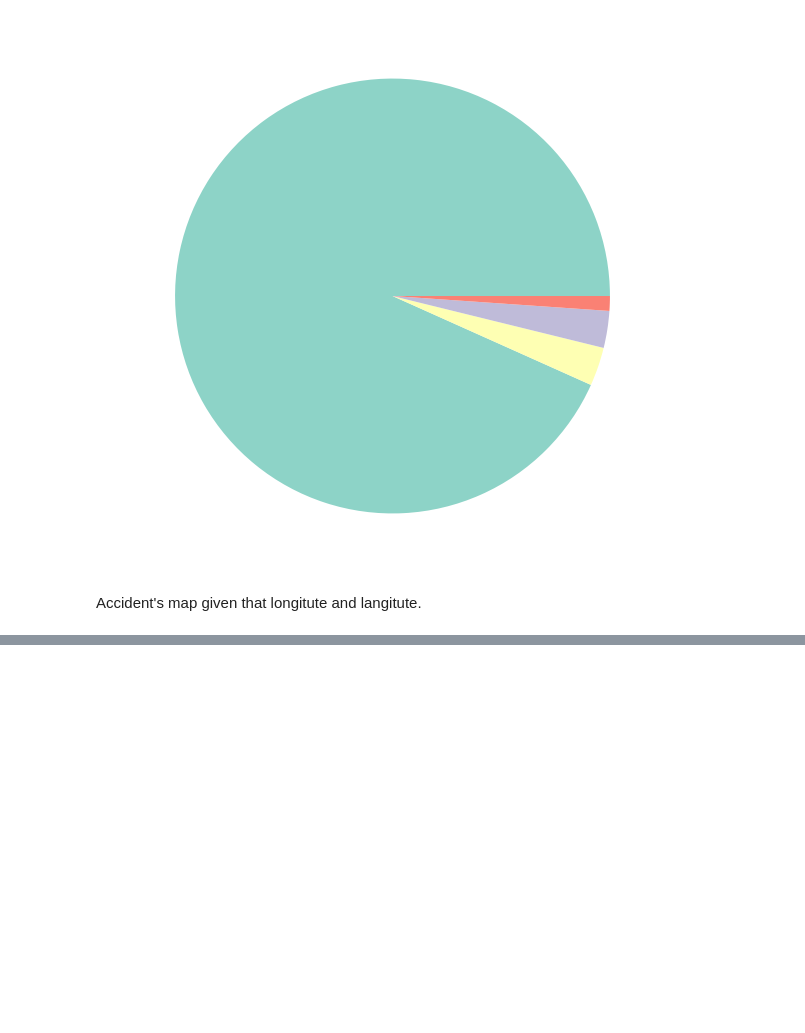
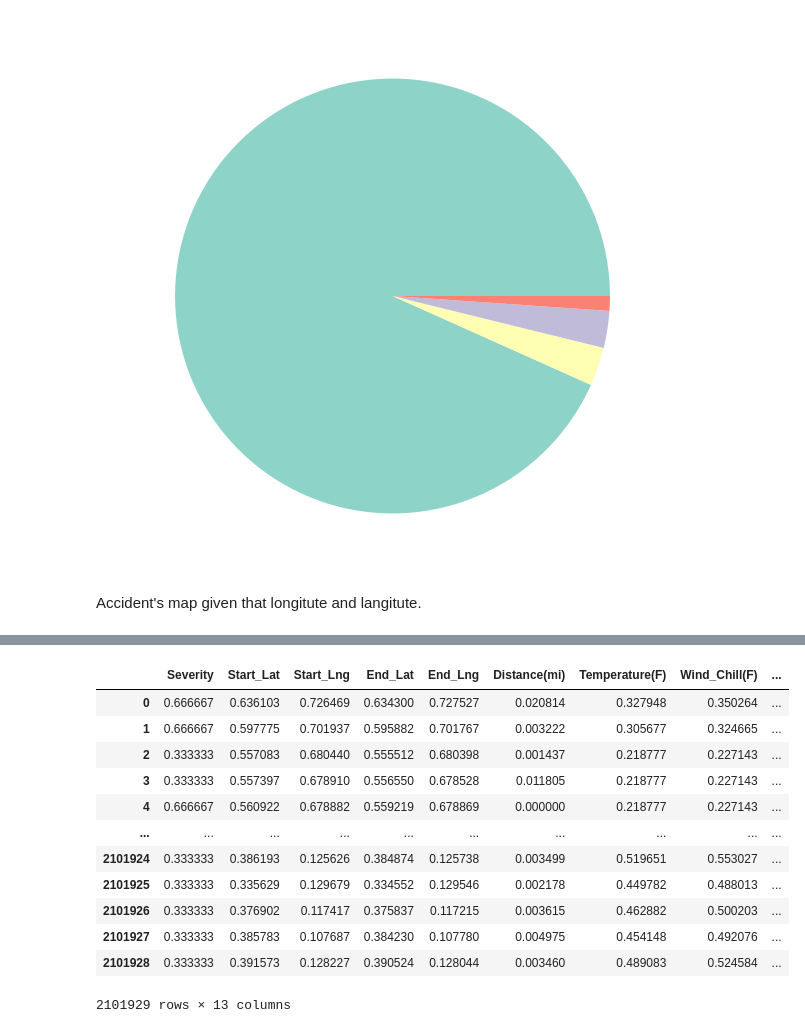
Before and after one commit to aboublini/Data-Analytics-US-Accidents, a Jupyter notebook: Ergasia_analytikis.ipynb, the cells around one changed output, grey strips where cells are left out. Cells and saved outputs as stored; diff of their text form; code cells hidden in the pictures; blank space fills up the shorter version.

```diff
--- a/Ergasia_analytikis.ipynb
+++ b/Ergasia_analytikis.ipynb
@@ -243,0 +241,5 @@ sns.lmplot(x="Crossing", y="Severity", data=subset, )
+# %%
+# Counting the numerical colmns in the dataset
+numeric = ['int16','int32','int64','float16','float32','float64']
+numeric_columns = data.select_dtypes(include=numeric)
+numeric_columns.head()
@@ -243,0 +253,22 @@ sns.lmplot(x="Crossing", y="Severity", data=subset, )
+# %%
+# Initialize a minmax scaler
+scaler = preprocessing.MinMaxScaler(feature_range=(0,1))
+
+# Scale the dataframe
+df_scaled = scaler.fit_transform(numeric_columns.to_numpy())
+df_scaled = pd.DataFrame(df_scaled, columns=['Severity', 'Start_Lat', 'Start_Lng', 'End_Lat', 'End_Lng', 'Distance(mi)', 'Temperature(F)', 'Wind_Chill(F)', 'Humidity(%)', 'Pressure(in)', 'Visibility(mi)', 'Wind_Speed(mph)', 'Precipitation(in)'])
+df_scaled.head()
+# %% [output]
+|  | Severity | Start_Lat | Start_Lng | End_Lat | End_Lng | Distance(mi) | Temperature(F) | Wind_Chill(F) | ... |
+| 0 | 0.666667 | 0.636103 | 0.726469 | 0.634300 | 0.727527 | 0.020814 | 0.327948 | 0.350264 | ... |
+| 1 | 0.666667 | 0.597775 | 0.701937 | 0.595882 | 0.701767 | 0.003222 | 0.305677 | 0.324665 | ... |
+| 2 | 0.333333 | 0.557083 | 0.680440 | 0.555512 | 0.680398 | 0.001437 | 0.218777 | 0.227143 | ... |
+| 3 | 0.333333 | 0.557397 | 0.678910 | 0.556550 | 0.678528 | 0.011805 | 0.218777 | 0.227143 | ... |
+| 4 | 0.666667 | 0.560922 | 0.678882 | 0.559219 | 0.678869 | 0.000000 | 0.218777 | 0.227143 | ... |
+| ... | ... | ... | ... | ... | ... | ... | ... | ... | ... |
+| 2101924 | 0.333333 | 0.386193 | 0.125626 | 0.384874 | 0.125738 | 0.003499 | 0.519651 | 0.553027 | ... |
+| 2101925 | 0.333333 | 0.335629 | 0.129679 | 0.334552 | 0.129546 | 0.002178 | 0.449782 | 0.488013 | ... |
+| 2101926 | 0.333333 | 0.376902 | 0.117417 | 0.375837 | 0.117215 | 0.003615 | 0.462882 | 0.500203 | ... |
+| 2101927 | 0.333333 | 0.385783 | 0.107687 | 0.384230 | 0.107780 | 0.004975 | 0.454148 | 0.492076 | ... |
+| 2101928 | 0.333333 | 0.391573 | 0.128227 | 0.390524 | 0.128044 | 0.003460 | 0.489083 | 0.524584 | ... |
+2101929 rows × 13 columns
```
Also changed, not shown: parts of 13 cells of this notebook.
